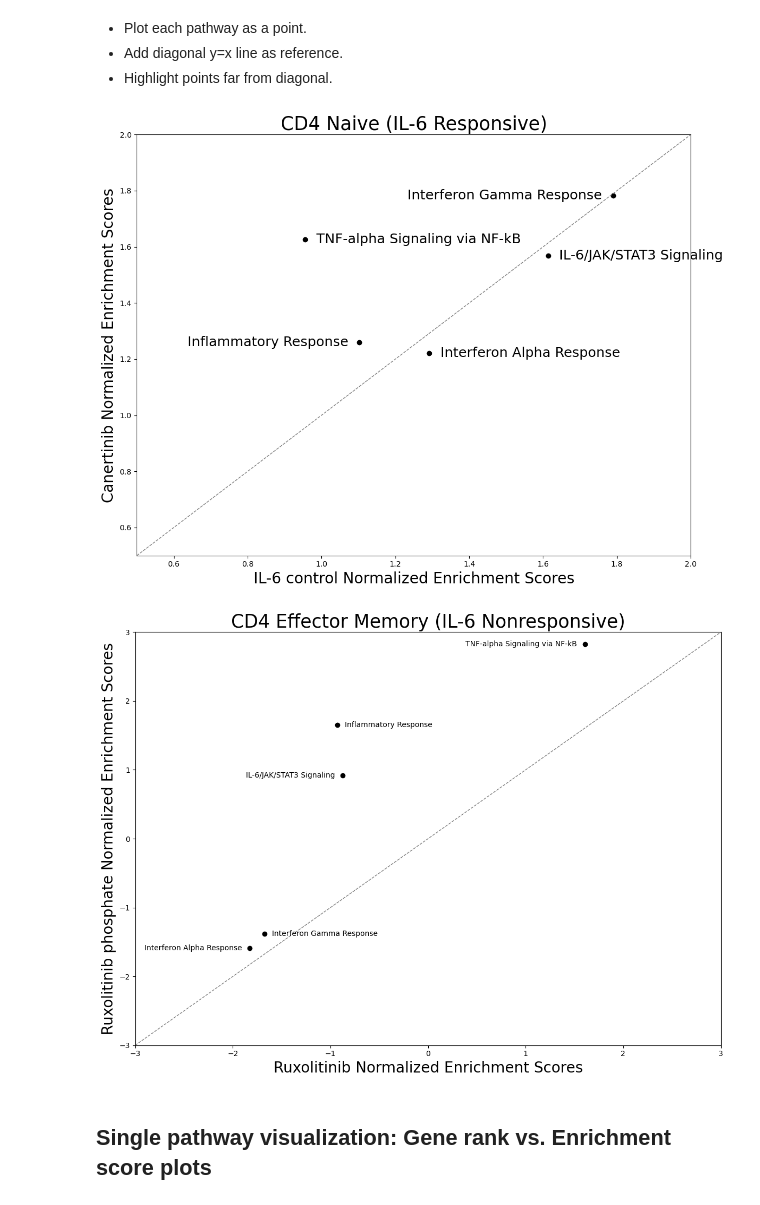
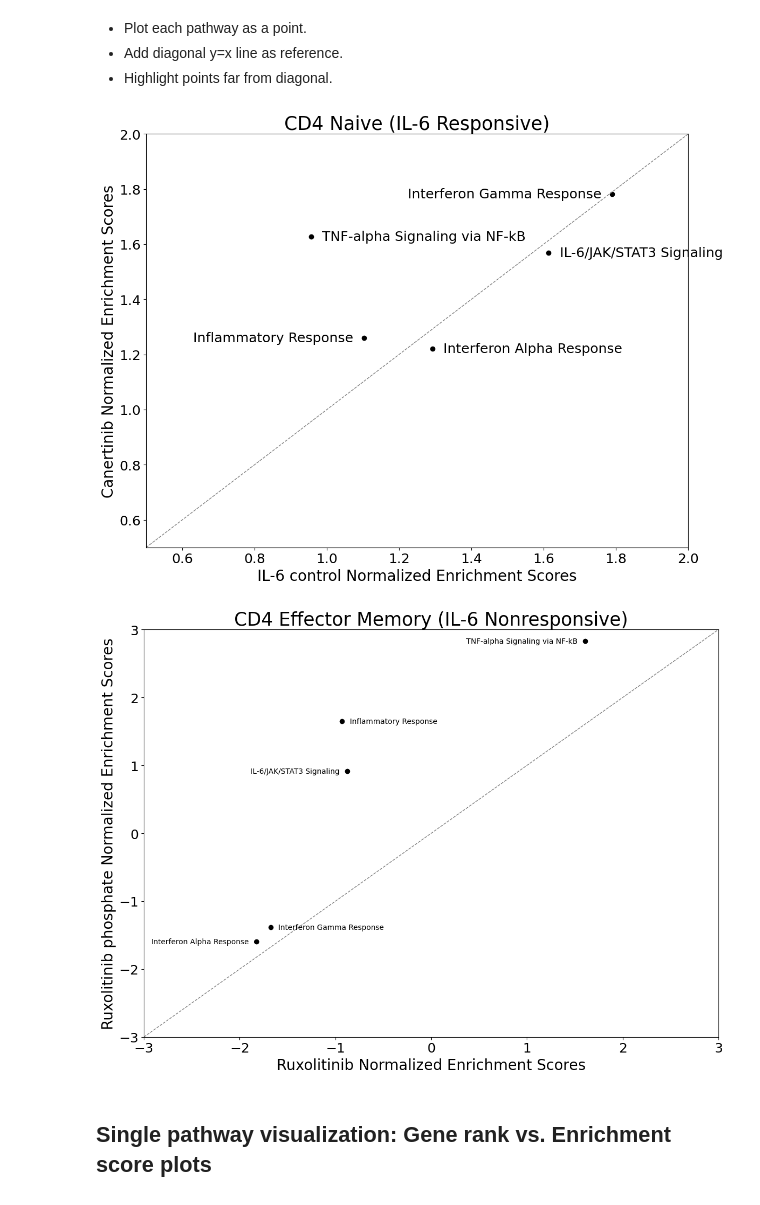
Before and after one commit to coreancutie/JAK-STAT, a Jupyter notebook: gseapy/gseapy_Hallmark_JW.ipynb, the cells around one changed output. Drawn from its saved outputs; the diff is of its cells as text; code cells hidden in the pictures.

```diff
--- a/gseapy/gseapy_Hallmark_JW.ipynb
+++ b/gseapy/gseapy_Hallmark_JW.ipynb
@@ -594,13 +594,14 @@ plt.title(f"CD4 Naive (IL-6 Responsive)", fontsize=25)
 # plt.title(f"Normalized Enrichment Scores (NES) of Select MSigDB Hallmark Pathways \nfor CD4 Naive: \nOff-target Effects of Canertinib", fontsize=18)
 plt.xlim(0.5, 2)
 plt.ylim(0.5, 2)
+plt.tick_params(axis="both", which="major", labelsize=18)
 plt.tight_layout()
 
 plt.savefig("scatterplot_CD4Naive_Canertinib.png", dpi=300)
 plt.savefig("scatterplot_CD4Naive_Canertinib.svg", format = "svg")
 plt.show()
 # %% [output]
-[figure, old version]
+[figure, new version]
 # %%
 # For the Hallmark gene set. heatmap1_nes_df already has selected pathways of interest. First filter by cell type.
 effectormem_scatterplot_df = heatmap1_nes_df[(heatmap1_nes_df["cell_type"] == "CD4 Effector Memory")] # CD4 Effector Memory is a IL-6 non-responsive cell type
@@ -629,34 +630,35 @@ for i, pathway in enumerate(effectormem_scatterplot_pathways):
 
     # Alternate label side: even --> right, odd --> left
     if i % 2 == 0:
         dx = -0.08
         ha = "right"
     else:
         dx = 0.08
         ha = "left"
 
     plt.text(
         x + dx,
         y,
         pathway,
         fontsize=10, # 10 font size 10 to make it easier to edit, change for readability
         ha=ha,
         va="center"
     )
 
 plt.xlabel(f"Ruxolitinib Normalized Enrichment Scores", fontsize=20)
 plt.ylabel(f"Ruxolitinib phosphate Normalized Enrichment Scores", fontsize=20)
 plt.title(f"CD4 Effector Memory (IL-6 Nonresponsive)", fontsize=25)
 # plt.title(f"Normalized Enrichment Scores (NES) of Select MSigDB Hallmark Pathways \nfor CD4 Effector Memory: \nRuxolitinib Formulation Comparisons", fontsize=18)
 plt.xlim(-3, 3)
 plt.ylim(-3, 3)
+plt.tick_params(axis="both", which="major", labelsize=18)
 plt.tight_layout()
 
 plt.savefig("scatterplot_CD4EffMem_RuxoComparison.png", dpi=300)
 plt.savefig("scatterplot_CD4EffMem_RuxoComparison.svg", format = "svg")
 plt.show()
 # %% [output]
-[figure, old version]
+[figure, new version]
 # %% [markdown]
 ## Single pathway visualization: Gene rank vs. Enrichment score plots
 # %%
```
Also changed, not shown: parts of 3 cells of this notebook, 14 other files.
